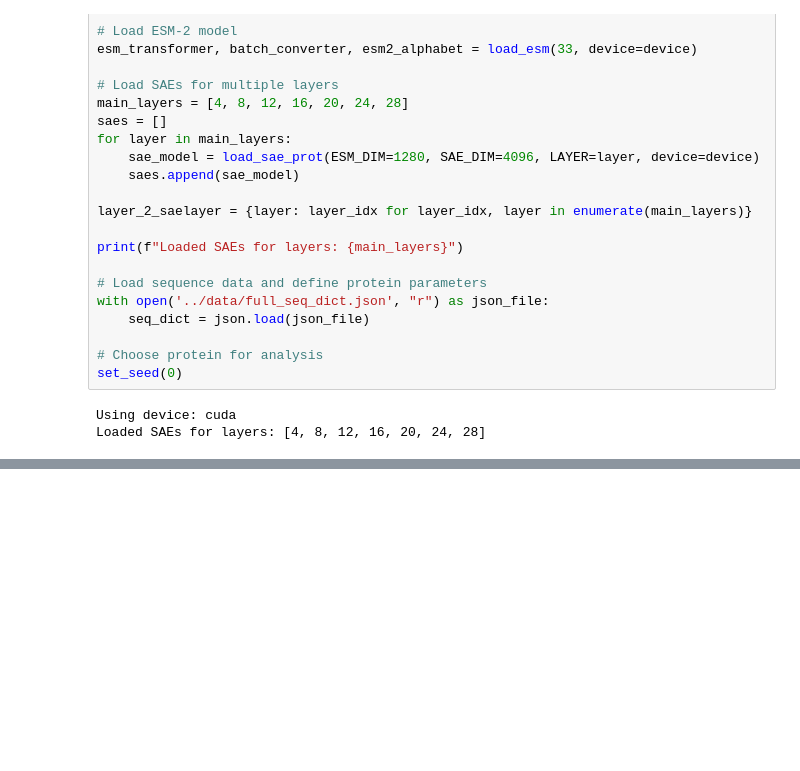
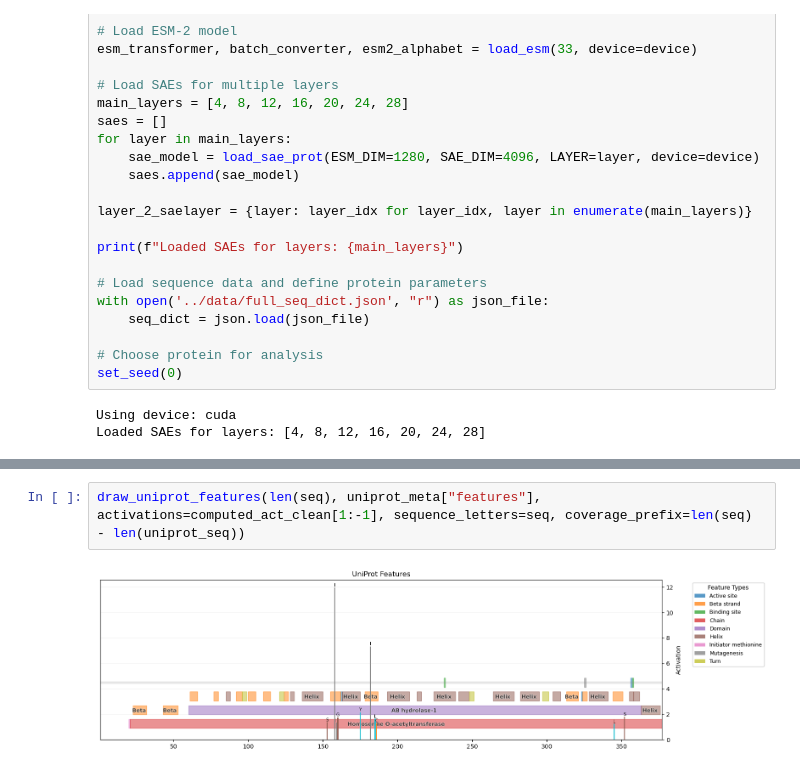
Before and after one commit to NainaniJatinZ/plm_circuits, a Jupyter notebook: ui/interface.ipynb, the cells around one changed output, grey strips where cells are left out. Cells and saved outputs as stored; diff of their text form; blank space fills up the shorter version.

```diff
--- a/ui/interface.ipynb
+++ b/ui/interface.ipynb
@@ -72,0 +1046,4 @@ Loaded SAEs for layers: [4, 8, 12, 16, 20, 24, 28]
+# %%
+draw_uniprot_features(len(seq), uniprot_meta["features"], activations=computed_act_clean[1:-1], sequence_letters=seq, coverage_prefix=len(seq) - len(uniprot_seq))
+# %% [output]
+[figure, added]
```
Also changed, not shown: parts of 33 cells of this notebook, 16 other files.
